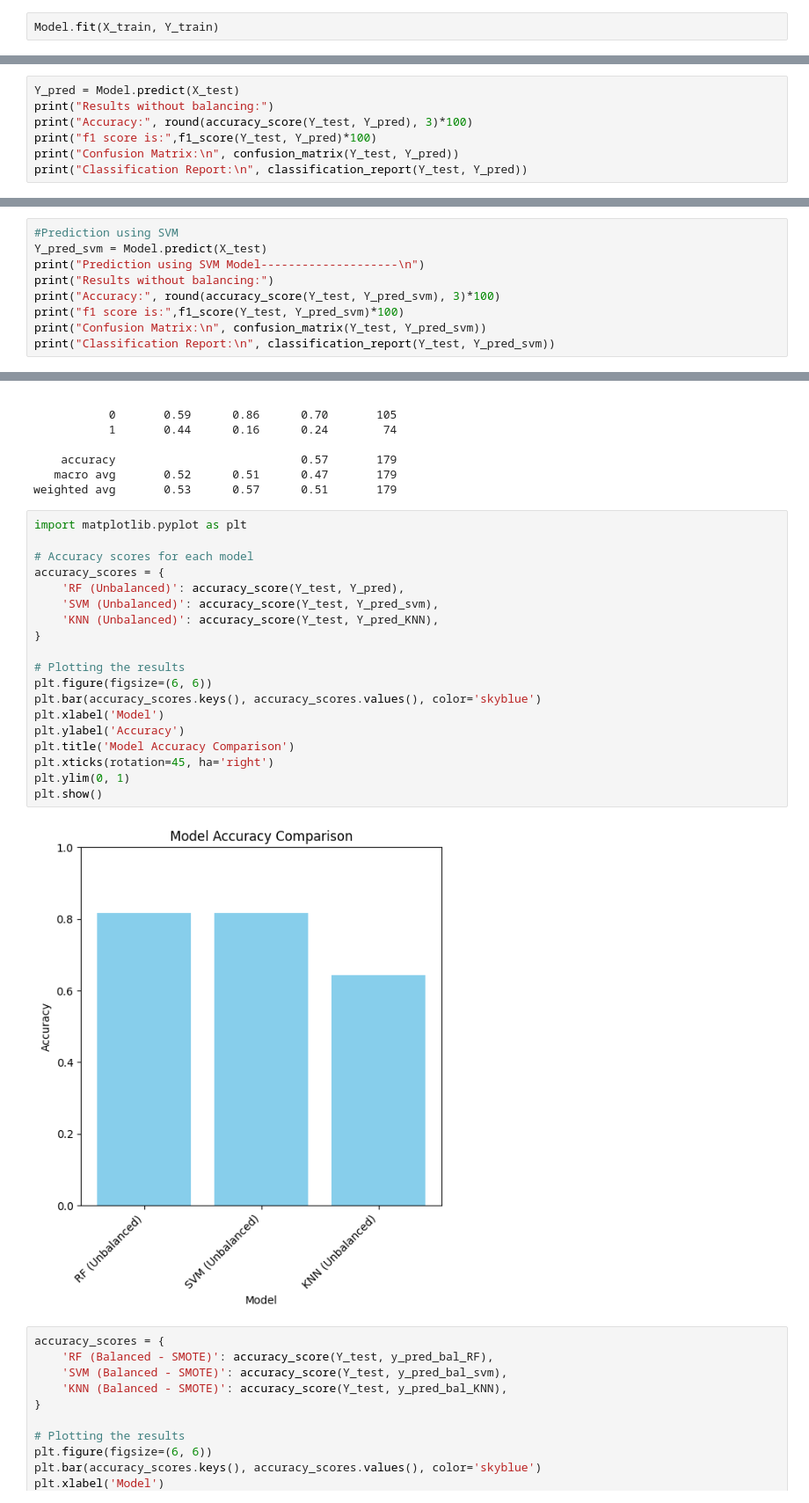
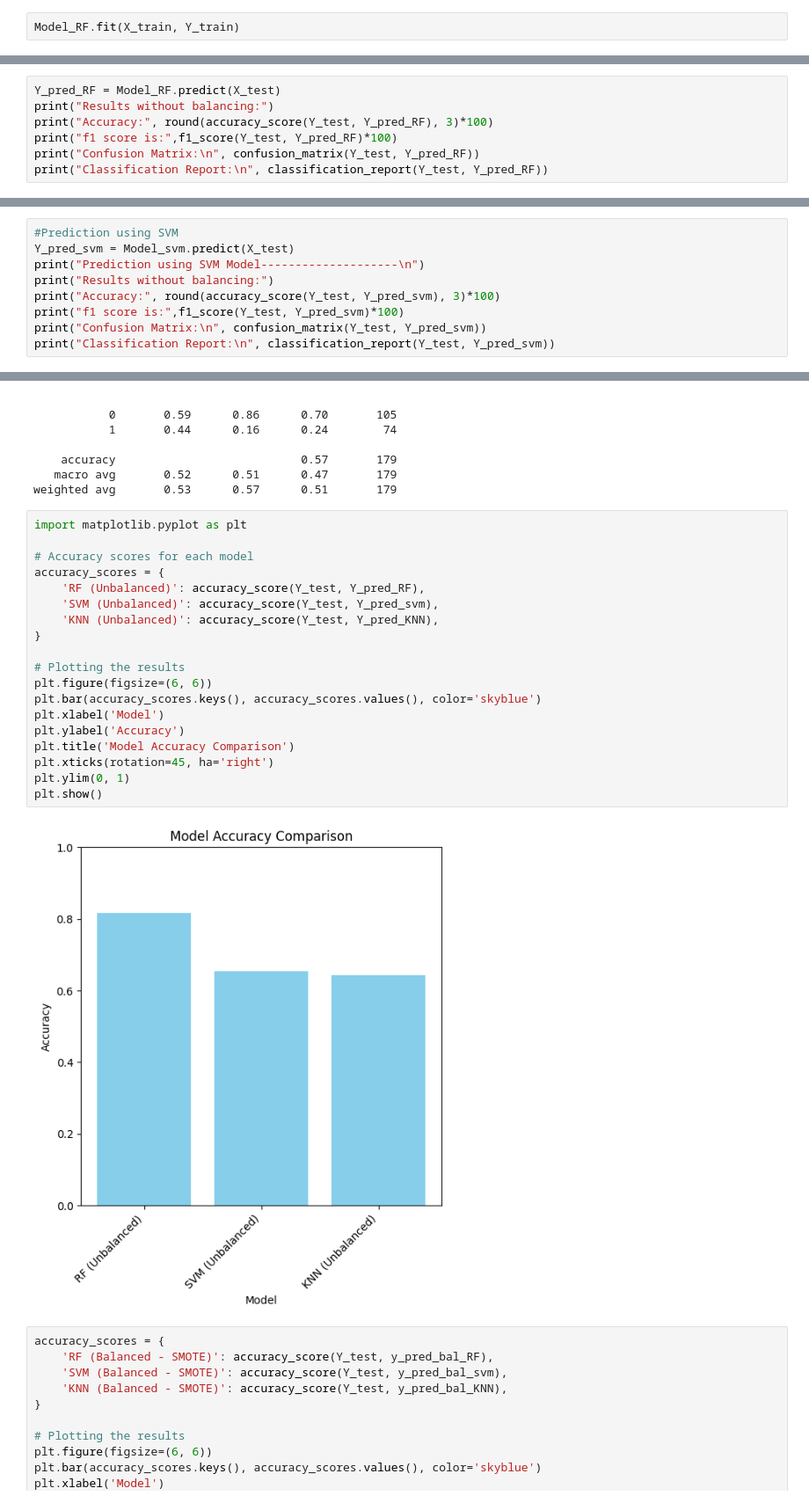
Before and after one commit to alamfaixan/ML-Project-Titanic, a Jupyter notebook: ML_project.ipynb, the cells around one changed output, grey strips where cells are left out. Shown at 88% size. Saved outputs shown, nothing was run; the diff lists cells and outputs as text.

```diff
--- a/ML_project.ipynb
+++ b/ML_project.ipynb
@@ -165,7 +165,7 @@ Model_RF = RandomForestClassifier(random_state=42)
 # %%
 Model_svm = svm.SVC()
 # %%
-Model.fit(X_train, Y_train)
+Model_RF.fit(X_train, Y_train)
 # %% [output]
 RandomForestClassifier(random_state=42)
 # %%
@@ -180,12 +180,12 @@ Model_KNN.fit(X_train, Y_train)
 # %% [output]
 KNeighborsClassifier(n_neighbors=10)
 # %%
-Y_pred = Model.predict(X_test)
+Y_pred_RF = Model_RF.predict(X_test)
 print("Results without balancing:")
-print("Accuracy:", round(accuracy_score(Y_test, Y_pred), 3)*100)
-print("f1 score is:",f1_score(Y_test, Y_pred)*100)
-print("Confusion Matrix:\n", confusion_matrix(Y_test, Y_pred))
-print("Classification Report:\n", classification_report(Y_test, Y_pred))
+print("Accuracy:", round(accuracy_score(Y_test, Y_pred_RF), 3)*100)
+print("f1 score is:",f1_score(Y_test, Y_pred_RF)*100)
+print("Confusion Matrix:\n", confusion_matrix(Y_test, Y_pred_RF))
+print("Classification Report:\n", classification_report(Y_test, Y_pred_RF))
 # %% [output]
 Results without balancing:
 Accuracy: 81.6
@@ -204,7 +204,7 @@ Classification Report:
 weighted avg       0.81      0.82      0.81       179
 # %%
 #Prediction using SVM
-Y_pred_svm = Model.predict(X_test)
+Y_pred_svm = Model_svm.predict(X_test)
 print("Prediction using SVM Model--------------------\n")
 print("Results without balancing:")
 print("Accuracy:", round(accuracy_score(Y_test, Y_pred_svm), 3)*100)
@@ -588,24 +588,24 @@ weighted avg       0.53      0.57      0.51       179
 # %%
 import matplotlib.pyplot as plt
 
 # Accuracy scores for each model
 accuracy_scores = {
-    'RF (Unbalanced)': accuracy_score(Y_test, Y_pred),
+    'RF (Unbalanced)': accuracy_score(Y_test, Y_pred_RF),
     'SVM (Unbalanced)': accuracy_score(Y_test, Y_pred_svm),
     'KNN (Unbalanced)': accuracy_score(Y_test, Y_pred_KNN),
 }
 
 # Plotting the results
 plt.figure(figsize=(6, 6))
 plt.bar(accuracy_scores.keys(), accuracy_scores.values(), color='skyblue')
 plt.xlabel('Model')
 plt.ylabel('Accuracy')
 plt.title('Model Accuracy Comparison')
 plt.xticks(rotation=45, ha='right')
 plt.ylim(0, 1)
 plt.show()
 # %% [output]
-[figure, old version]
+[figure, new version]
 # %%
 accuracy_scores = {
     'RF (Balanced - SMOTE)': accuracy_score(Y_test, y_pred_bal_RF),
```
Also changed, not shown: parts of 6 cells of this notebook.
